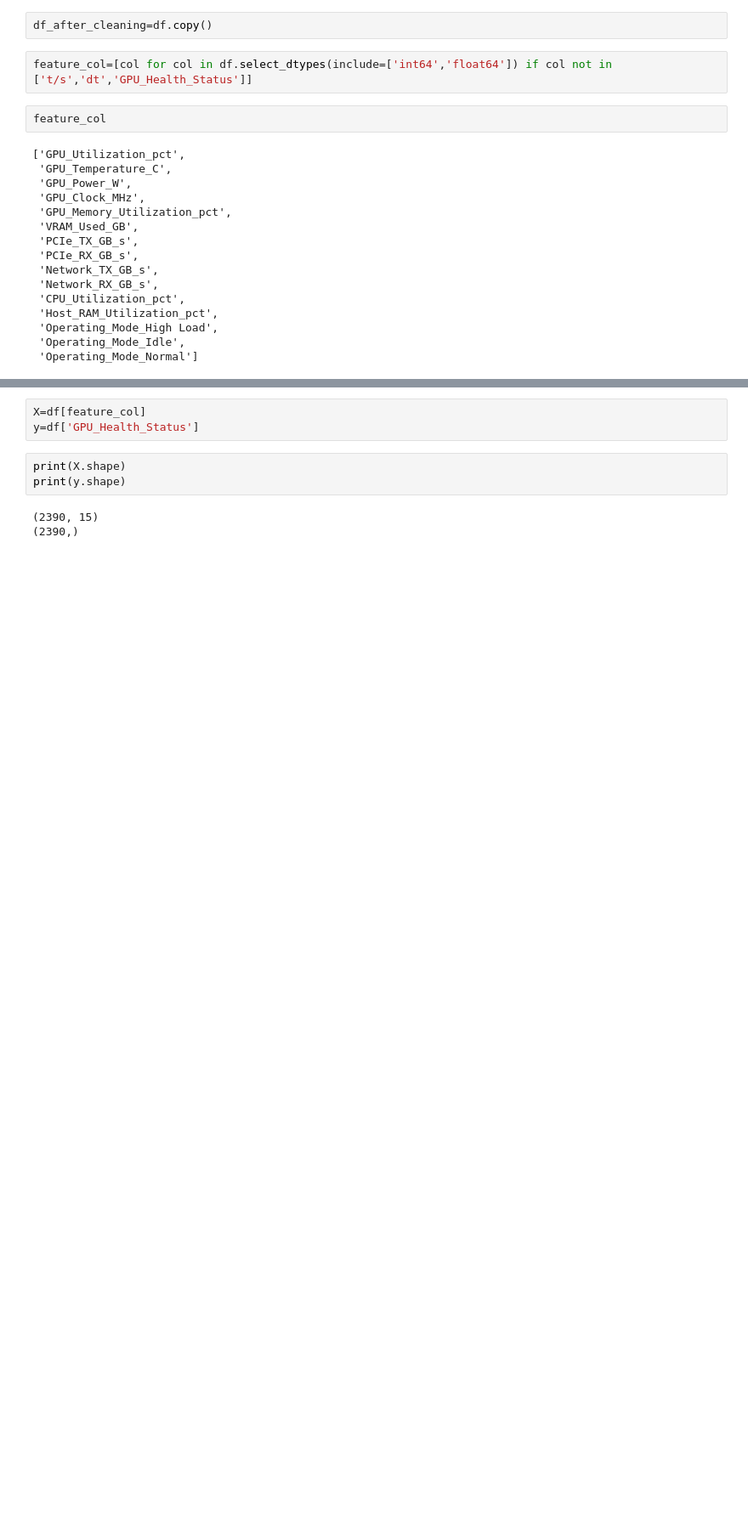
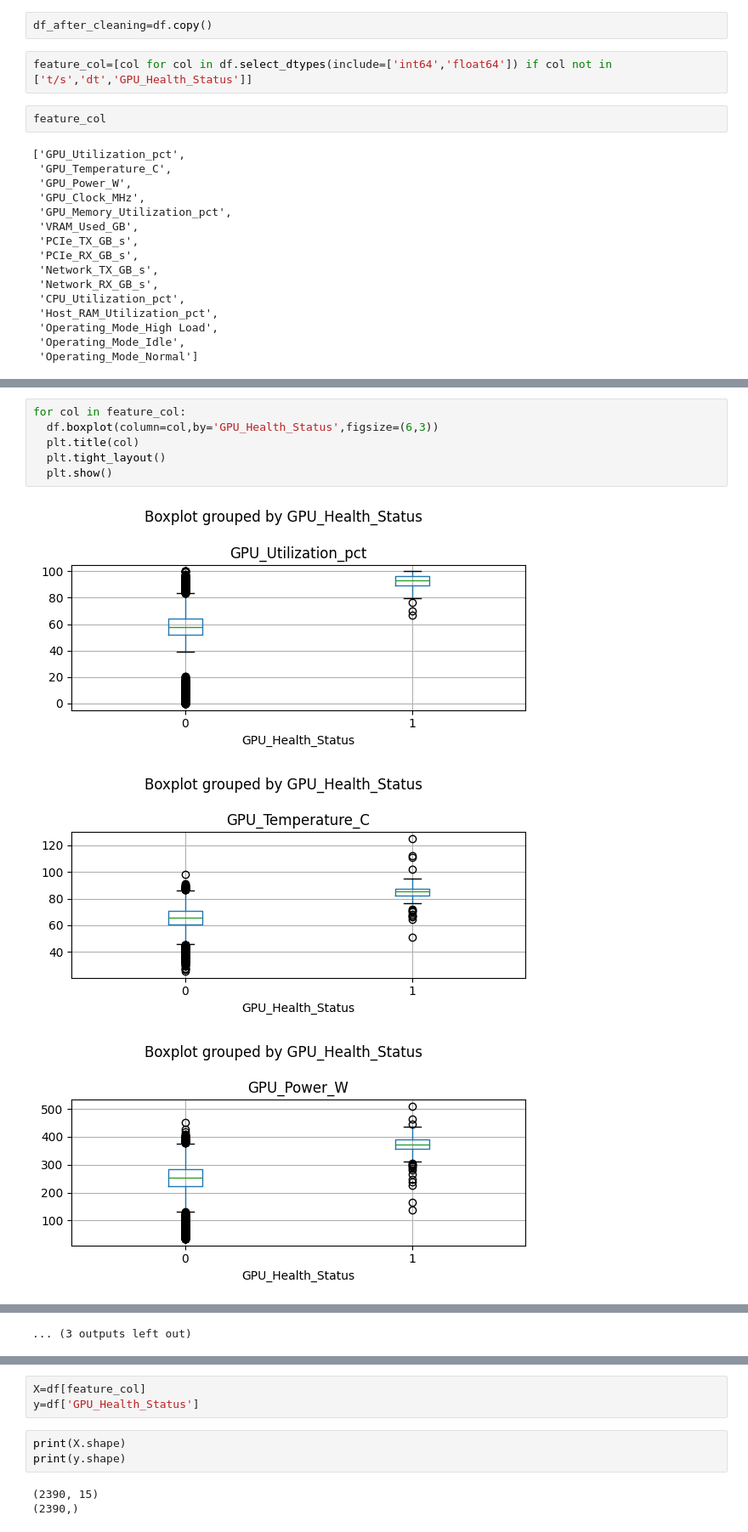
Before and after one commit to UniCandice/McKinsey-prep, a Jupyter notebook: GPU_status_classification.ipynb, the cells around one changed output, grey strips where cells are left out. Shown at 85% size. Saved outputs shown, nothing was run; the diff lists cells and outputs as text; blank space fills up the shorter version.

```diff
--- a/GPU_status_classification.ipynb
+++ b/GPU_status_classification.ipynb
@@ -328,0 +373,10 @@ feature_col
+# %%
+for col in feature_col:
+  df.boxplot(column=col,by='GPU_Health_Status',figsize=(6,3))
+  plt.title(col)
+  plt.tight_layout()
+  plt.show()
+# %% [output]
+[figure, added]
+[figure, added]
+[figure, added]
@@ -328,0 +392 @@ feature_col
+... (3 outputs left out)
```
Also changed, not shown: parts of 30 cells of this notebook.
